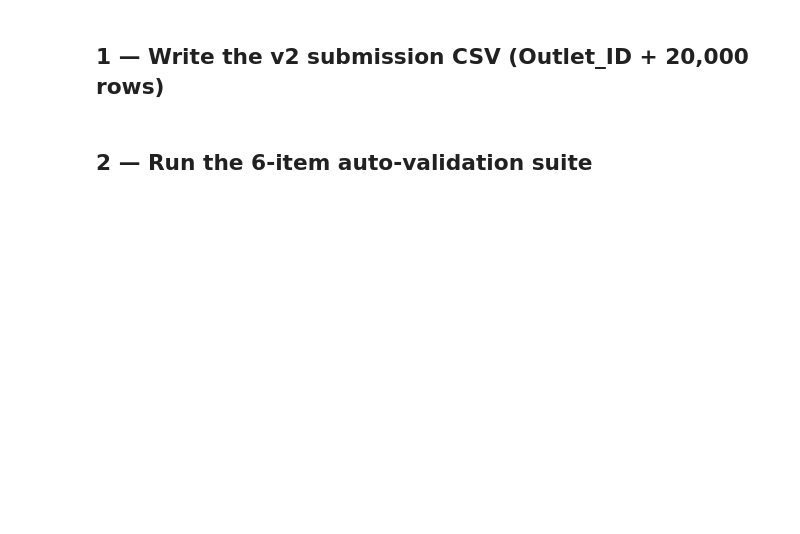
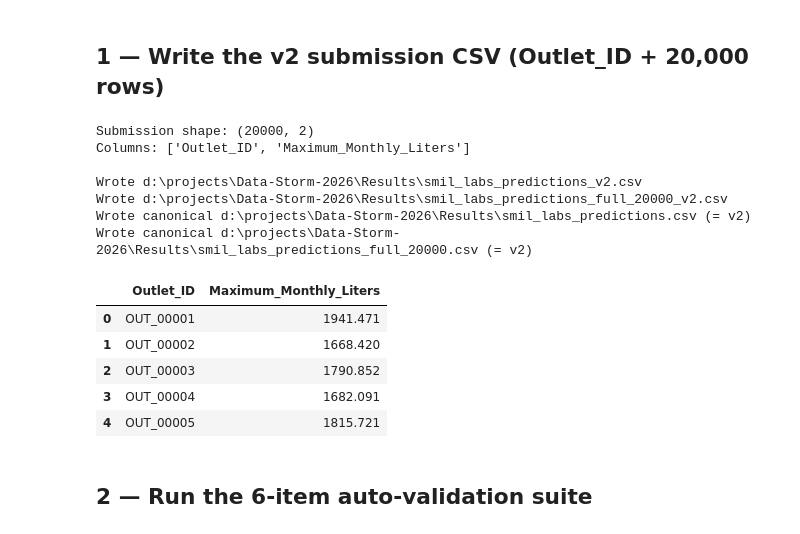
Before and after one commit to Smile-Labs-Inc/Data-Storm-2026, a Jupyter notebook: Notebooks/22_v2_validation_and_submission.ipynb, the cells around one changed output. Saved outputs shown, nothing was run; the diff lists cells and outputs as text; code cells hidden in the pictures; blank space fills up the shorter version.

```diff
--- a/Notebooks/22_v2_validation_and_submission.ipynb
+++ b/Notebooks/22_v2_validation_and_submission.ipynb
@@ -44,8 +46,17 @@ print(f"Loaded {len(preds)} predictions, {len(cap_table)} cap rows.")
 # %% [markdown]
 ## 1 — Write the v2 submission CSV (Outlet_ID + 20,000 rows)
 # %%
+import shutil
+
 sub = preds[["Outlet_ID", "Maximum_Monthly_Liters"]].copy()
-sub["Maximum_Monthly_Liters"] = sub["Maximum_Monthly_Liters"].round(3)
+
+# FIX R4 (council round 4, Modeling Diagnostician): replace .round(3) with
+# np.ceil so the 3-decimal serialised value is always >= the underlying float.
+# Root cause of V3b "27.92% below historical_max" was that for the ~55% of
+# outlets pinned exactly at observed_max, `.round(3)` (banker's rounding on
+# many-decimal floats) shaved them DOWN below the floor. np.ceil-quantise
+# preserves the floor by construction.
+sub["Maximum_Monthly_Liters"] = np.ceil(sub["Maximum_Monthly_Liters"].values * 1000.0) / 1000.0
 
 # FIX R3 N5 (council round 3): reindex to outlet_master FIRST. The old
 # ordering ran the asserts before the merge, so any NaN row introduced by
@@ -53,38 +64,80 @@ sub["Maximum_Monthly_Liters"] = sub["Maximum_Monthly_Liters"].round(3)
 sub = outlet_master[["Outlet_ID"]].merge(sub, on="Outlet_ID", how="left")
 
 # If the merge produced NaN predictions for any outlet missing from `preds`,
 # fall back to that outlet's observed_max (defensible: predict at least what
 # the outlet has demonstrably hit).
 if sub["Maximum_Monthly_Liters"].isna().any():
     missing_count = int(sub["Maximum_Monthly_Liters"].isna().sum())
     print(f"WARN: {missing_count} outlets had no prediction -- filling with historical_max fallback.")
     historical_max_lookup = gold.set_index("Outlet_ID")["observed_max_monthly_liters"]
     sub["Maximum_Monthly_Liters"] = sub["Maximum_Monthly_Liters"].fillna(
         sub["Outlet_ID"].map(historical_max_lookup)
     )
     # Final NaN safety net
     sub["Maximum_Monthly_Liters"] = sub["Maximum_Monthly_Liters"].fillna(0.0)
 
 # NOW run the asserts on the final, reindexed table.
 assert "Outlet_ID" in sub.columns, "FATAL: column must be Outlet_ID per official PDF"
 assert "Maximum_Monthly_Liters" in sub.columns, "FATAL: missing Maximum_Monthly_Liters"
 assert len(sub) == 20_000, f"FATAL: expected 20,000 rows, got {len(sub)}"
 assert sub["Outlet_ID"].is_unique, "FATAL: duplicate Outlet_IDs"
 assert not sub["Maximum_Monthly_Liters"].isna().any(), "FATAL: NaN in predictions"
 assert (sub["Maximum_Monthly_Liters"] >= 0).all(), "FATAL: negative predictions"
 
 print(f"Submission shape: {sub.shape}")
 print(f"Columns: {sub.columns.tolist()}")
 
-sub_path = RESULTS_DIR / "smil_labs_predictions_v2.csv"
-sub.to_csv(sub_path, index=False)
-
-# Also save a full-20k version for parity with team naming
+# v2 file -- the work product
+sub_path_v2 = RESULTS_DIR / "smil_labs_predictions_v2.csv"
+sub.to_csv(sub_path_v2, index=False)
 sub.to_csv(RESULTS_DIR / "smil_labs_predictions_full_20000_v2.csv", index=False)
-print(f"\nWrote {sub_path}")
+print(f"\nWrote {sub_path_v2}")
 print(f"Wrote {RESULTS_DIR / 'smil_labs_predictions_full_20000_v2.csv'}")
 
+# FIX R4 (council Gap Analyzer + Architect): Option B canonical release gate.
+# Make `smil_labs_predictions.csv` (the canonical filename) ALWAYS be the v2
+# file, after backing up whatever currently lives there to _legacy/. This
+# eliminates the "team uploads v1 by muscle memory" disqualification risk
+# that all 4 council rounds have flagged.
+canonical_path = RESULTS_DIR / "smil_labs_predictions.csv"
+legacy_dir = RESULTS_DIR / "_legacy"
+legacy_dir.mkdir(parents=True, exist_ok=True)
+if canonical_path.exists():
+    # Check if it's already the v2 content (file size + first line)
+    first_line = canonical_path.open("r", encoding="utf-8").readline().strip()
+    if first_line != "Outlet_ID,Maximum_Monthly_Liters" or sum(1 for _ in canonical_path.open("r", encoding="utf-8")) - 1 != 20_000:
+        backup = legacy_dir / f"smil_labs_predictions_pre_v2_{int(__import__('time').time())}.csv"
+        shutil.move(str(canonical_path), str(backup))
+        print(f"Backed up non-v2 canonical file -> {backup}")
+shutil.copy2(sub_path_v2, canonical_path)
+print(f"Wrote canonical {canonical_path} (= v2)")
+
+# Also keep the team's *_full_20000.csv naming convention current with v2
+canonical_full_path = RESULTS_DIR / "smil_labs_predictions_full_20000.csv"
+if canonical_full_path.exists():
+    first_line = canonical_full_path.open("r", encoding="utf-8").readline().strip()
+    if first_line != "Outlet_ID,Maximum_Monthly_Liters" or sum(1 for _ in canonical_full_path.open("r", encoding="utf-8")) - 1 != 20_000:
+        backup = legacy_dir / f"smil_labs_predictions_full_20000_pre_v2_{int(__import__('time').time())}.csv"
+        shutil.move(str(canonical_full_path), str(backup))
+        print(f"Backed up non-v2 full file -> {backup}")
+shutil.copy2(RESULTS_DIR / "smil_labs_predictions_full_20000_v2.csv", canonical_full_path)
+print(f"Wrote canonical {canonical_full_path} (= v2)")
+
 sub.head()
+# %% [output]
+Submission shape: (20000, 2)
+Columns: ['Outlet_ID', 'Maximum_Monthly_Liters']
+
+Wrote d:\projects\Data-Storm-2026\Results\smil_labs_predictions_v2.csv
+Wrote d:\projects\Data-Storm-2026\Results\smil_labs_predictions_full_20000_v2.csv
+Wrote canonical d:\projects\Data-Storm-2026\Results\smil_labs_predictions.csv (= v2)
+Wrote canonical d:\projects\Data-Storm-2026\Results\smil_labs_predictions_full_20000.csv (= v2)
+|  | Outlet_ID | Maximum_Monthly_Liters |
+| 0 | OUT_00001 | 1941.471 |
+| 1 | OUT_00002 | 1668.420 |
+| 2 | OUT_00003 | 1790.852 |
+| 3 | OUT_00004 | 1682.091 |
+| 4 | OUT_00005 | 1815.721 |
 # %% [markdown]
 ## 2 — Run the 6-item auto-validation suite
 # %%
```
Also changed, not shown: parts of 7 cells of this notebook, 36 other files.
